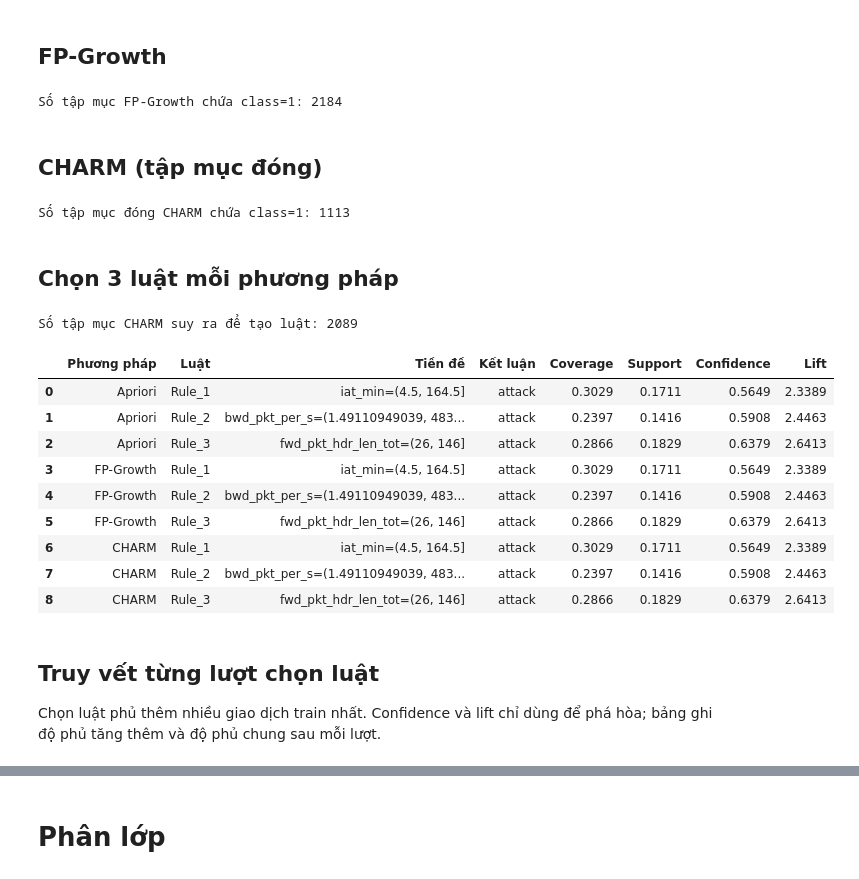
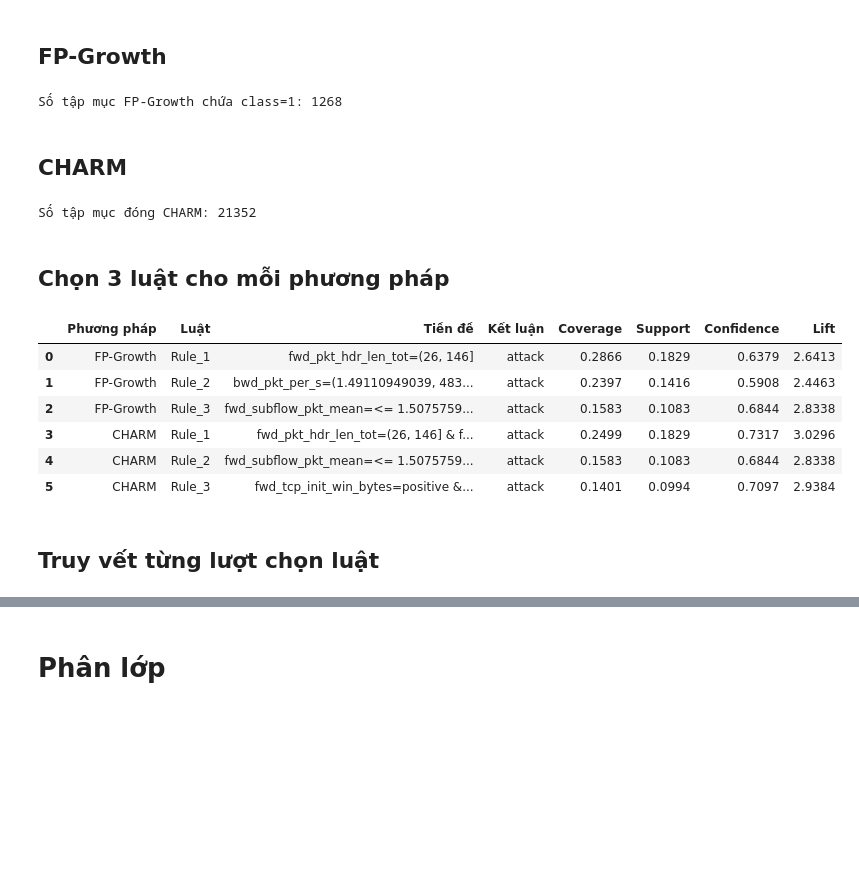
Before and after one commit to Td1nh/adm_g05_lycos, a Jupyter notebook: 03_association_classification.ipynb, the cells around one changed output, grey strips where cells are left out. Saved outputs shown, nothing was run; the diff lists cells and outputs as text; code cells hidden in the pictures; blank space fills up the shorter version.

Commit message:
điều chỉnh lại chỉ chạy CHARM và FP GROWTH

```diff
--- a/03_association_classification.ipynb
+++ b/03_association_classification.ipynb
@@ -180,12 +163,10 @@ def fp_growth_target(rows, min_count, target_item="class=1", max_len=3):
 
 sets_fp = fp_growth_target(transactions, MIN_COUNT, target_item="class=1", max_len=3)
 print("Số tập mục FP-Growth chứa class=1:", len(sets_fp))
-if sets_apriori != sets_fp:
-    raise AssertionError("Apriori và FP-Growth phải có cùng tập mục và support.")
 # %% [output]
-Số tập mục FP-Growth chứa class=1: 2184
+Số tập mục FP-Growth chứa class=1: 1268
 # %% [markdown]
-## CHARM (tập mục đóng)
+## CHARM
 # %%
 def charm_closed(vertical, min_count, max_prefix_len=3):
     nodes = [
@@ -241,23 +222,12 @@ def charm_closed(vertical, min_count, max_prefix_len=3):
     return closed
 
 
-# Chỉ khai phá tập đóng có thể dẫn tới class=1. TID đã được giới hạn
-# theo nhãn attack; support vẫn tính trên toàn bộ tập giao dịch.
-attack_tids = vertical["class=1"]
-target_vertical = {
-    item: tids & attack_tids
-    for item, tids in vertical.items()
-    if not item.startswith("class=") and len(tids & attack_tids) >= MIN_COUNT
-}
-sets_charm = {
-    closed | {"class=1"}: count
-    for closed, count in charm_closed(target_vertical, MIN_COUNT, max_prefix_len=2).items()
-}
-print("Số tập mục đóng CHARM chứa class=1:", len(sets_charm))
+sets_charm = charm_closed(vertical, MIN_COUNT)
+print("Số tập mục đóng CHARM:", len(sets_charm))
 # %% [output]
-Số tập mục đóng CHARM chứa class=1: 1113
+Số tập mục đóng CHARM: 21352
 # %% [markdown]
-## Chọn 3 luật mỗi phương pháp
+## Chọn 3 luật cho mỗi phương pháp
 # %%
 def candidate_rules(itemsets, vertical, n):
     base_attack = len(vertical["class=1"]) / n
@@ -296,28 +266,9 @@ def select_three(candidates):
         raise ValueError("Chưa có đủ 3 luật attack. Giảm MIN_SUPPORT hoặc MIN_CONFIDENCE rồi chạy lại trên train.")
     return selected
 
-def expand_charm_target(closed_sets, vertical, target_item="class=1"):
-    """Suy ra tập phổ biến ngắn từ tập đóng CHARM, tính support chính xác."""
-    antecedents = set()
-    for closed in closed_sets:
-        if target_item not in closed or "class=0" in closed:
-            continue
-        items = sorted(closed - {target_item})
-        for size in (1, 2):
-            antecedents.update(combinations(items, size))
 
-    target_tids = vertical[target_item]
-    return {
-        frozenset((*items, target_item)): len(target_tids.intersection(*(vertical[item] for item in items)))
-        for items in antecedents
-    }
-
-
-sets_charm_rules = expand_charm_target(sets_charm, vertical)
-print("Số tập mục CHARM suy ra để tạo luật:", len(sets_charm_rules))
-rules_apriori = select_three(candidate_rules(sets_apriori, vertical, len(transactions)))
 rules_fp = select_three(candidate_rules(sets_fp, vertical, len(transactions)))
-rules_charm = select_three(candidate_rules(sets_charm_rules, vertical, len(transactions)))
+rules_charm = select_three(candidate_rules(sets_charm, vertical, len(transactions)))
 
 
 def rule_flags(items, rules):
@@ -329,49 +280,42 @@ def rule_flags(items, rules):
             match &= items[col].astype(str).eq(item)
         flags[f"Rule_{i}"] = match.astype("int8")
     return flags
 
 
 def describe_rules(rules, method, items, labels):
     flags = rule_flags(items, rules)
     base_attack = labels.mean()
     rows = []
     for i, rule in enumerate(rules, 1):
         mask = flags[f"Rule_{i}"].astype(bool)
         coverage = mask.mean()
         support = (mask & labels.eq(1)).mean()
         confidence = support / coverage if coverage else 0
         rows.append({
             "Phương pháp": method, "Luật": f"Rule_{i}",
             "Tiền đề": " & ".join(sorted(rule["antecedent"])),
             "Kết luận": "attack", "Coverage": coverage,
             "Support": support, "Confidence": confidence,
             "Lift": confidence / base_attack,
         })
     return pd.DataFrame(rows), flags
 
 
-table_apriori, flags_train_apriori = describe_rules(rules_apriori, "Apriori", arm_train, y_train)
 table_fp, flags_train_fp = describe_rules(rules_fp, "FP-Growth", arm_train, y_train)
 table_charm, flags_train_charm = describe_rules(rules_charm, "CHARM", arm_train, y_train)
-rules_table = pd.concat([table_apriori, table_fp, table_charm], ignore_index=True)
+rules_table = pd.concat([table_fp, table_charm], ignore_index=True)
 display(rules_table.round(4))
 rules_table.to_csv("04_output/03_association_classification/association_rules.csv", index=False)
 # %% [output]
-Số tập mục CHARM suy ra để tạo luật: 2089
 |  | Phương pháp | Luật | Tiền đề | Kết luận | Coverage | Support | Confidence | Lift |
-| 0 | Apriori | Rule_1 | iat_min=(4.5, 164.5] | attack | 0.3029 | 0.1711 | 0.5649 | 2.3389 |
-| 1 | Apriori | Rule_2 | bwd_pkt_per_s=(1.49110949039, 483... | attack | 0.2397 | 0.1416 | 0.5908 | 2.4463 |
-| 2 | Apriori | Rule_3 | fwd_pkt_hdr_len_tot=(26, 146] | attack | 0.2866 | 0.1829 | 0.6379 | 2.6413 |
-| 3 | FP-Growth | Rule_1 | iat_min=(4.5, 164.5] | attack | 0.3029 | 0.1711 | 0.5649 | 2.3389 |
-| 4 | FP-Growth | Rule_2 | bwd_pkt_per_s=(1.49110949039, 483... | attack | 0.2397 | 0.1416 | 0.5908 | 2.4463 |
-| 5 | FP-Growth | Rule_3 | fwd_pkt_hdr_len_tot=(26, 146] | attack | 0.2866 | 0.1829 | 0.6379 | 2.6413 |
-| 6 | CHARM | Rule_1 | iat_min=(4.5, 164.5] | attack | 0.3029 | 0.1711 | 0.5649 | 2.3389 |
-| 7 | CHARM | Rule_2 | bwd_pkt_per_s=(1.49110949039, 483... | attack | 0.2397 | 0.1416 | 0.5908 | 2.4463 |
-| 8 | CHARM | Rule_3 | fwd_pkt_hdr_len_tot=(26, 146] | attack | 0.2866 | 0.1829 | 0.6379 | 2.6413 |
+| 0 | FP-Growth | Rule_1 | fwd_pkt_hdr_len_tot=(26, 146] | attack | 0.2866 | 0.1829 | 0.6379 | 2.6413 |
+| 1 | FP-Growth | Rule_2 | bwd_pkt_per_s=(1.49110949039, 483... | attack | 0.2397 | 0.1416 | 0.5908 | 2.4463 |
+| 2 | FP-Growth | Rule_3 | fwd_subflow_pkt_mean=<= 1.5075759... | attack | 0.1583 | 0.1083 | 0.6844 | 2.8338 |
+| 3 | CHARM | Rule_1 | fwd_pkt_hdr_len_tot=(26, 146] & f... | attack | 0.2499 | 0.1829 | 0.7317 | 3.0296 |
+| 4 | CHARM | Rule_2 | fwd_subflow_pkt_mean=<= 1.5075759... | attack | 0.1583 | 0.1083 | 0.6844 | 2.8338 |
+| 5 | CHARM | Rule_3 | fwd_tcp_init_win_bytes=positive &... | attack | 0.1401 | 0.0994 | 0.7097 | 2.9384 |
 # %% [markdown]
 ## Truy vết từng lượt chọn luật
-
-Chọn luật phủ thêm nhiều giao dịch train nhất. Confidence và lift chỉ dùng để phá hòa; bảng ghi độ phủ tăng thêm và độ phủ chung sau mỗi lượt.
 # %%
 trace_rows = []
 for method, rules in [
```
Also changed, not shown: parts of 31 cells of this notebook.
